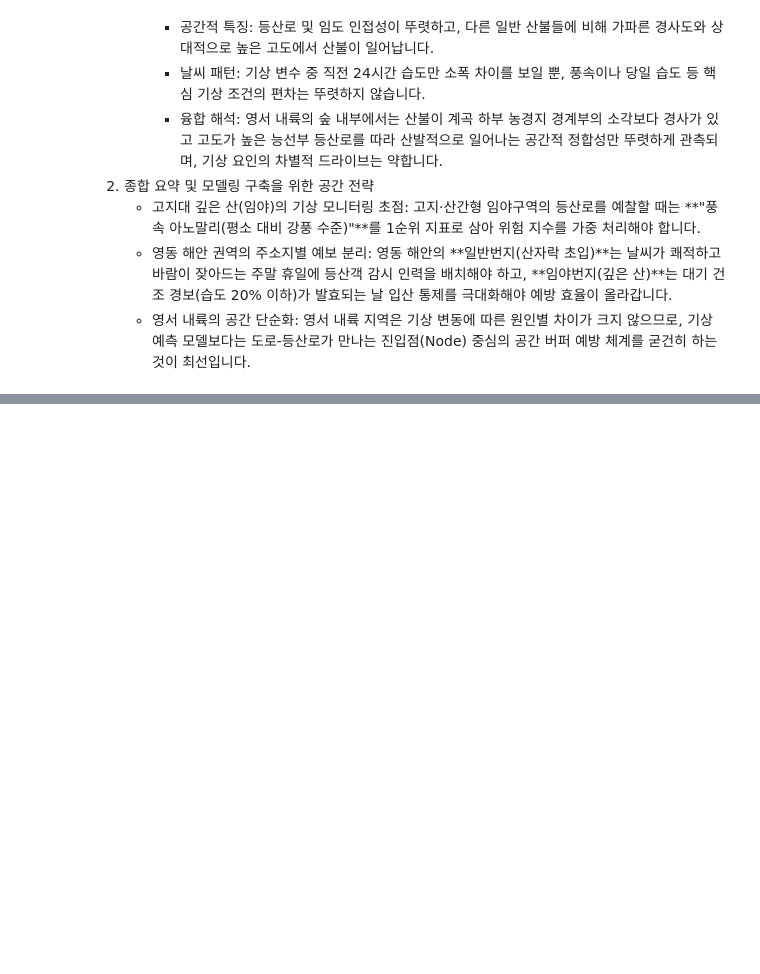
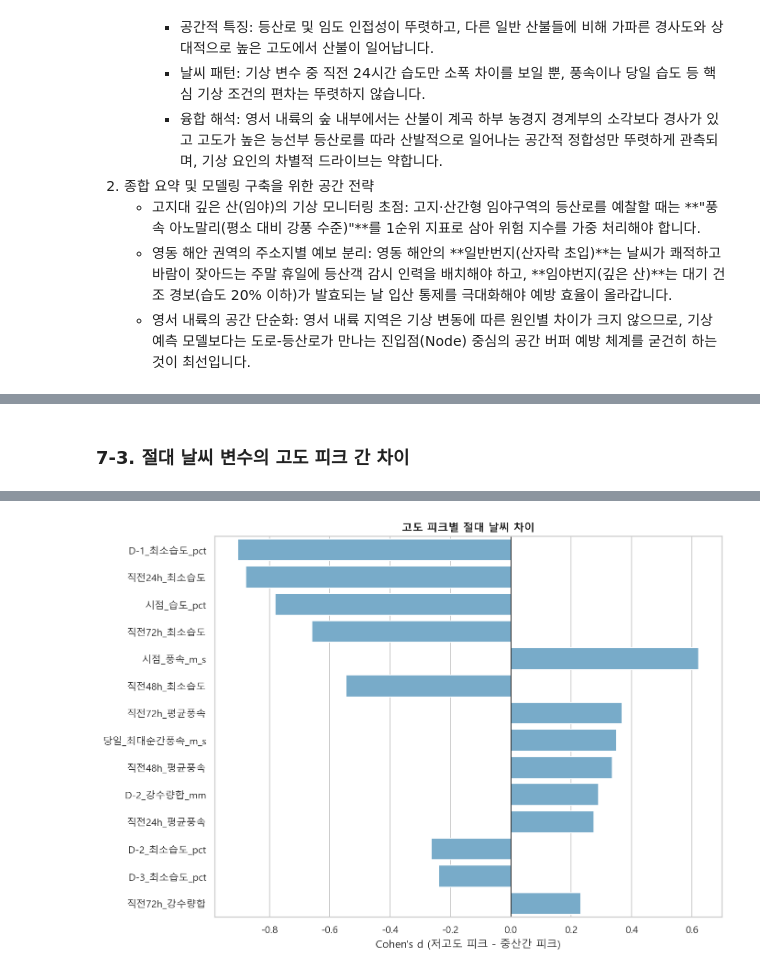
Before and after one commit to Max-JI64/farm-system-public-02, a Jupyter notebook: jsw/강원_EDA/심화EDA3-2026-06-04_산불_발생원인.ipynb, the cells around one changed output, grey strips where cells are left out. Drawn from its saved outputs; the diff is of its cells as text; code cells hidden in the pictures; blank space fills up the shorter version.

```diff
--- a/jsw/강원_EDA/심화EDA3-2026-06-04_산불_발생원인.ipynb
+++ b/jsw/강원_EDA/심화EDA3-2026-06-04_산불_발생원인.ipynb
@@ -1202,0 +1442,35 @@ if not stratified_stats.empty:
+# %%
+# 7-3. 고도 피크별 절대 날씨 조건 비교
+peak_weather_vars = [
+    "시점_습도_pct", "시점_풍속_m_s", "시점_강수량_mm",
+    "직전24h_최소습도", "직전48h_최소습도", "직전72h_최소습도",
+    "직전24h_평균풍속", "직전48h_평균풍속", "직전72h_평균풍속",
+    "직전24h_강수량합", "직전48h_강수량합", "직전72h_강수량합",
+    "D-1_최소습도_pct", "D-2_최소습도_pct", "D-3_최소습도_pct",
+    "D-1_강수량합_mm", "D-2_강수량합_mm", "D-3_강수량합_mm",
+    "당일_최대순간풍속_m_s",
+]
+peak_weather_stats = mann_whitney_table(
+    peak_primary,
+    "임야고도피크",
+    primary_peak_groups[0],
+    primary_peak_groups[1],
+    peak_weather_vars,
+)
+peak_weather_stats["실질차이"] = peak_weather_stats.apply(peak_effect_flag, axis=1)
+
+display(Markdown("### 7-3. 절대 날씨 변수의 고도 피크 간 차이"))
+display(peak_weather_stats.sort_values("FDR").round(4))
+
+plot_weather = peak_weather_stats.assign(abs_d=peak_weather_stats["Cohen_d"].abs()).sort_values("abs_d", ascending=False).head(14)
+fig, ax = plt.subplots(figsize=(10, 7), dpi=140)
+sns.barplot(data=plot_weather, x="Cohen_d", y="변수", color="#6BAED6", ax=ax)
+ax.axvline(0, color="#333333", lw=1)
+ax.set_title("고도 피크별 절대 날씨 차이", fontweight="bold")
+ax.set_xlabel("Cohen's d (저고도 피크 - 중산간 피크)")
+ax.set_ylabel("")
+plt.tight_layout()
+save_plot(fig, "06_3_altitude_peak_weather_effects.png")
+plt.show()
+# %% [output]
+### 7-3. 절대 날씨 변수의 고도 피크 간 차이
@@ -1202,0 +1494 @@ if not stratified_stats.empty:
+[figure, added]
```
Also changed, not shown: parts of 14 cells of this notebook, 1 other file.
